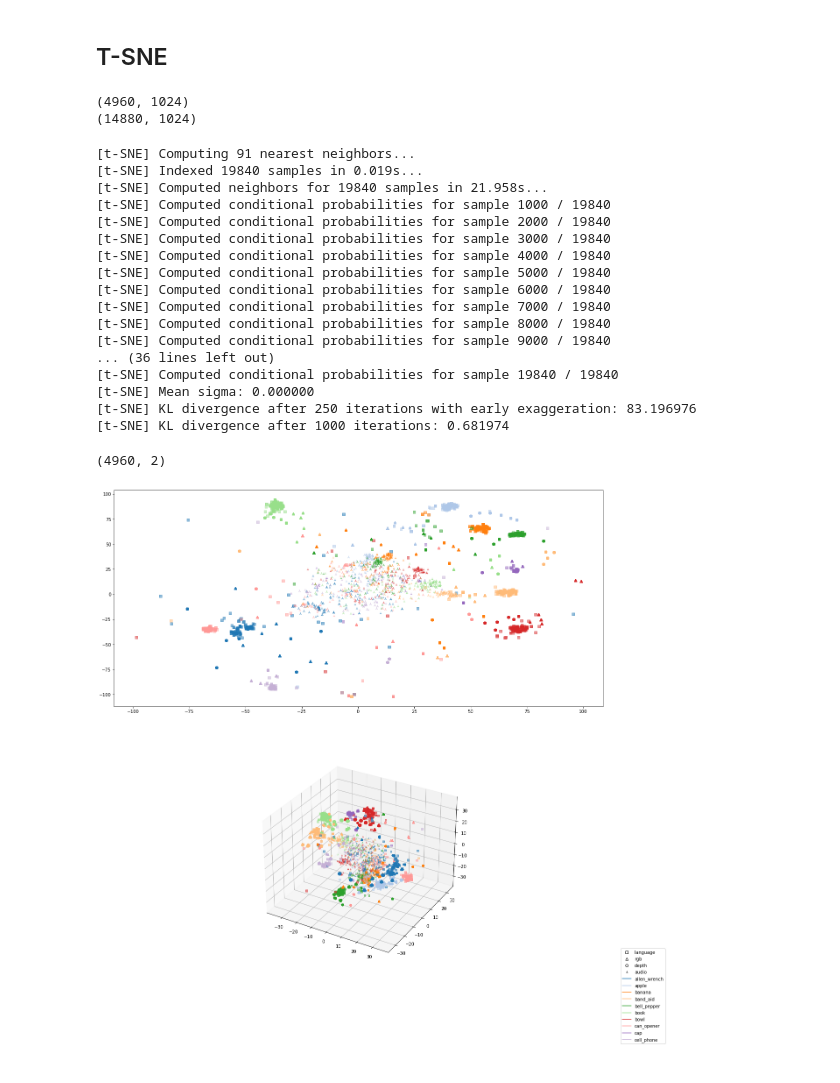
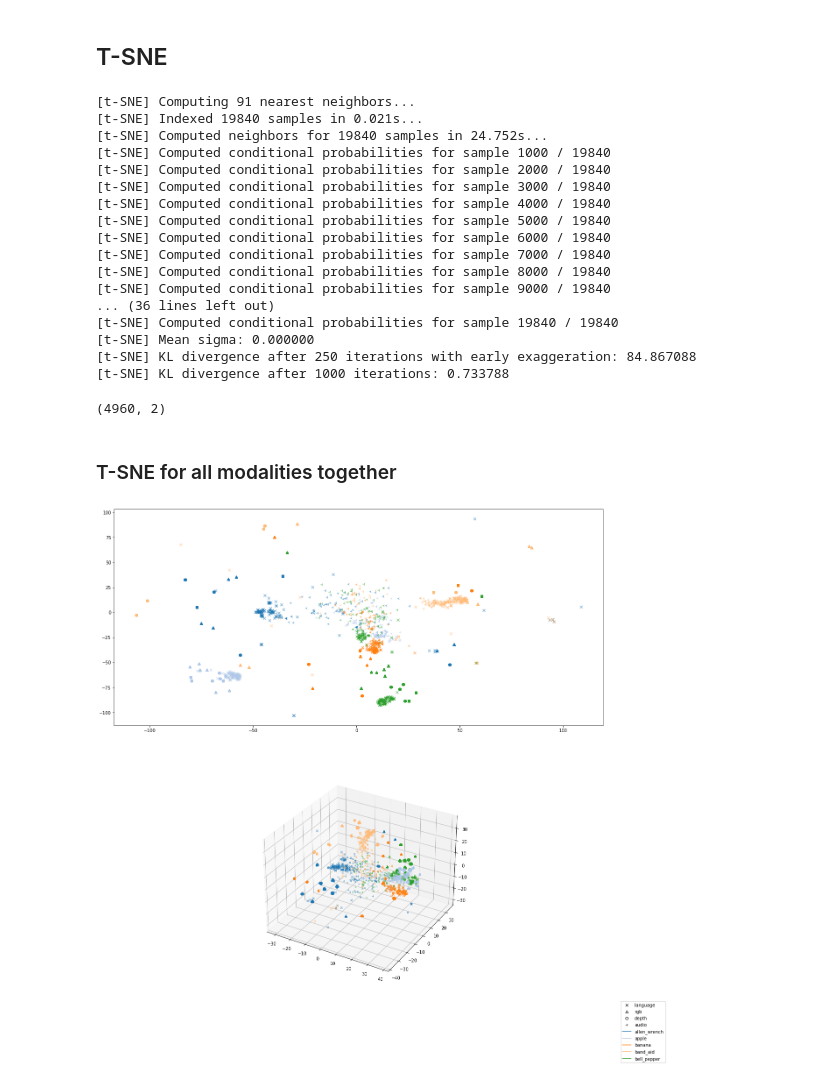
Before and after one commit to kasraprime/EMMA, a Jupyter notebook: Code/Notebook.ipynb, the cells around one changed output. Cells and saved outputs as stored; diff of their text form; code cells hidden in the pictures.

```diff
--- a/Code/Notebook.ipynb
+++ b/Code/Notebook.ipynb
@@ -1068,13 +1068,6 @@ print('everything is fine')
 # Analysis
 # %% [markdown]
 ## T-SNE
-# %%
-print(outputs['test']['language'].shape)
-embeddings = np.concatenate((outputs['test']['language'], outputs['test']['rgb'], outputs['test']['depth']), axis=0)
-print(embeddings.shape)
-# %% [output]
-(4960, 1024)
-(14880, 1024)
 # %%
 import numpy as np
 import pickle
@@ -1082,7 +1075,8 @@ import matplotlib.pyplot as plt
 from matplotlib import cm
 from sklearn.manifold import TSNE
 
-outputs = pickle.load(open('results/4M-mma-simple-SGD-cosine-submodalities-text-anchor-gold-no_neg_sampling-1024/seed-24/outputs.pkl', 'rb'))
+# outputs = pickle.load(open('results/4M-mma-simple-SGD-cosine-submodalities-text-anchor-gold-no_neg_sampling-1024/seed-24/outputs.pkl', 'rb'))
+outputs = pickle.load(open('results/4M-eMMA-cosine-submodalities-text-anchor-gold-no_neg_sampling-1024/seed-42/outputs.pkl', 'rb'))
 embeddings = np.concatenate((outputs['test']['language'], outputs['test']['rgb'], outputs['test']['depth'], outputs['test']['audio']), axis=0)
 num_modalities = 4
 
@@ -1095,8 +1089,8 @@ projections = tsne.fit_transform(embeddings)
 all_projections_3D = np.split(projections, num_modalities, axis=0)
 # %% [output]
 [t-SNE] Computing 91 nearest neighbors...
-[t-SNE] Indexed 19840 samples in 0.019s...
-[t-SNE] Computed neighbors for 19840 samples in 21.958s...
+[t-SNE] Indexed 19840 samples in 0.021s...
+[t-SNE] Computed neighbors for 19840 samples in 24.752s...
 [t-SNE] Computed conditional probabilities for sample 1000 / 19840
 [t-SNE] Computed conditional probabilities for sample 2000 / 19840
 [t-SNE] Computed conditional probabilities for sample 3000 / 19840
@@ -1109,20 +1103,22 @@ all_projections_3D = np.split(projections, num_modalities, axis=0)
 ... (36 lines left out)
 [t-SNE] Computed conditional probabilities for sample 19840 / 19840
 [t-SNE] Mean sigma: 0.000000
-[t-SNE] KL divergence after 250 iterations with early exaggeration: 83.196976
-[t-SNE] KL divergence after 1000 iterations: 0.681974
+[t-SNE] KL divergence after 250 iterations with early exaggeration: 84.867088
+[t-SNE] KL divergence after 1000 iterations: 0.733788
 # %%
 all_projections[2].shape
 # %% [output]
 (4960, 2)
+# %% [markdown]
+### T-SNE for all modalities together
 # %%
 import matplotlib
 # Plot those points as a scatter plot and label them based on the pred labels
-classes = np.unique(outputs['test']['object_names'])[0:10]
+classes = np.unique(outputs['test']['object_names'])[0:5]
 # cmap = plt.get_cmap('nipy_spectral', len(classes))
 cmap = cm.get_cmap('tab20')
 fig = plt.figure(figsize=(20,20))
-markers = ['s', '^', 'o', '2']
+markers = ['x', '^', 'o', '3']
 ax = fig.add_subplot(2,1,1)
 # ax = fig.add_subplot(2,1,1,projection='3d')
 for idx in range(len(all_projections)):
@@ -1131,31 +1127,32 @@ for idx in range(len(all_projections)):
         indices = np.where(np.array(outputs['test']['object_names'])==lab)
         ax.scatter(projections[indices,0], projections[indices,1], c=np.array(cmap(np.where(classes == lab))).reshape(1,4), marker=markers[idx], label = lab ,alpha=0.5)
 
 
 ax = fig.add_subplot(2,1,2,projection='3d')
 for idx in range(len(all_projections_3D)):
     projections = all_projections_3D[idx]
     for lab in classes:
         indices = np.where(np.array(outputs['test']['object_names'])==lab)
         ax.scatter(projections[indices,0], projections[indices,1], projections[indices,2], c=np.array(cmap(np.where(classes == lab))).reshape(1,4), marker=markers[idx], label = lab ,alpha=0.5)
 
 
 colors = []
 for idx in range(len(classes)):
     rgba = cmap(idx)
     c = matplotlib.colors.rgb2hex(rgba)
     colors.append(c)
 
 handles_modal = [plt.plot([], [], markers[i], markerfacecolor='w', markeredgecolor='k')[0] for i in range(len(markers))]
 labels_modal = ['language', 'rgb', 'depth', 'audio']
 handles_class = [plt.plot([], [], colors[i])[0] for i in range(len(colors))]
 labels_class = list(classes)
 
 fig.legend(handles_modal+handles_class, labels_modal+labels_class, loc='lower right', framealpha=1, ncol=1)
 # leg = fig.legend(handles=handles_modal, labels=labels_modal, loc='lower left', title="Modality")
 # fig.legend(handles=handles_class, labels=labels_class, loc='lower right', title="Categories")
 # ax.add_artist(leg)
+plt.savefig('result-analysis/tsne-4M-eMMA-cosine-submodalities-text-anchor-gold-no_neg_sampling-1024'+'.pdf')
 
 plt.show()
 # %% [output]
-[figure, old version]
+[figure, new version]
```
Also changed, not shown: parts of 4 cells of this notebook, 2 other files.
